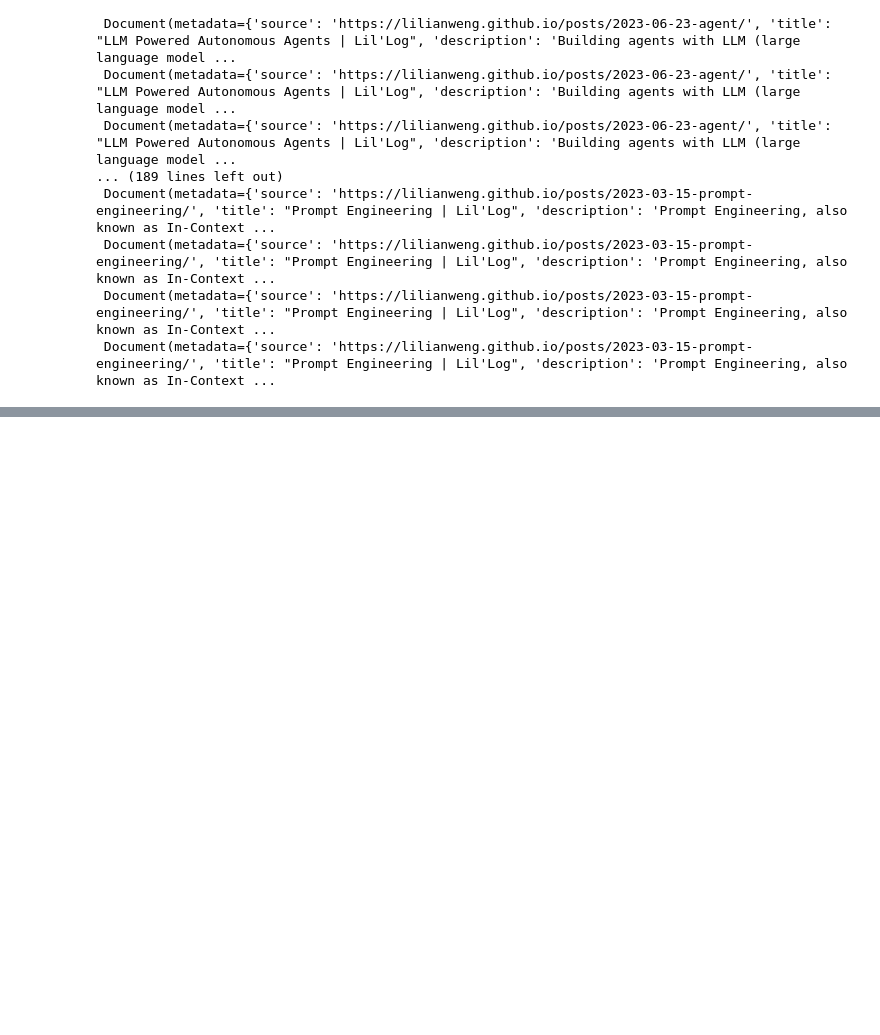
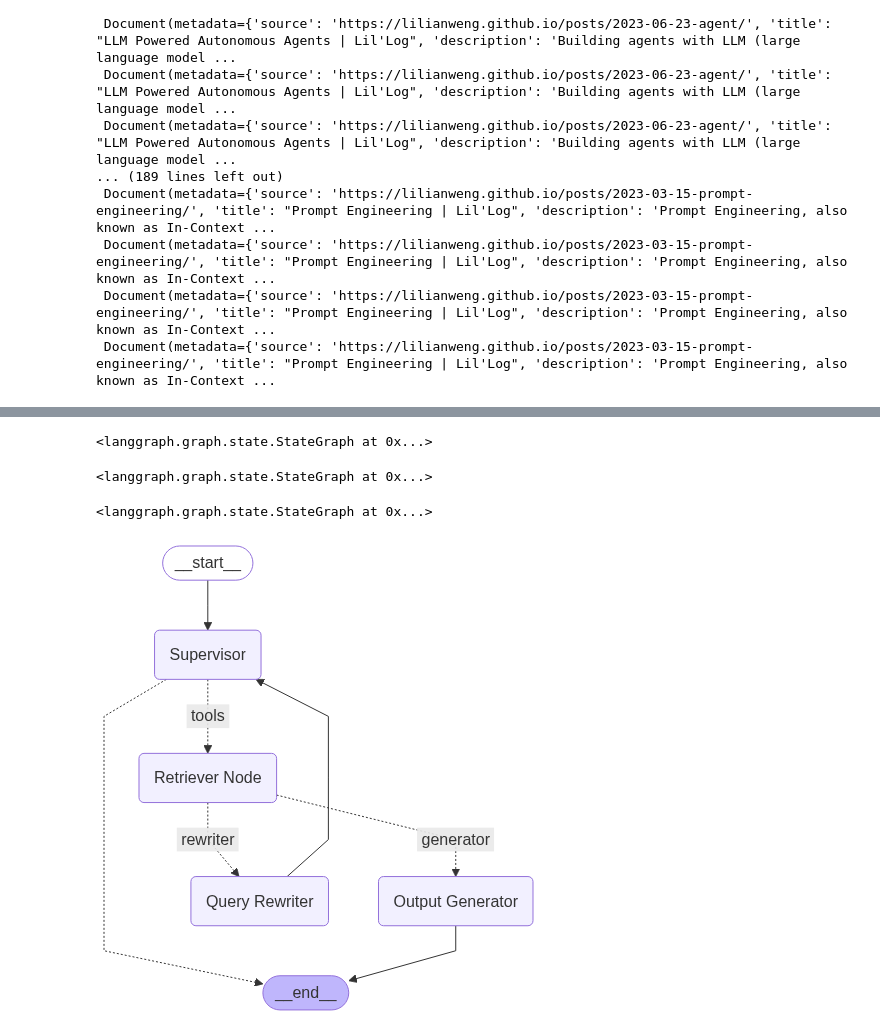
Before and after one commit to Rhy-Shah/Agentic-Gen-AI, a Jupyter notebook: LangGraph/June21.ipynb, the cells around one changed output, grey strips where cells are left out. Saved outputs shown, nothing was run; the diff lists cells and outputs as text; code cells hidden in the pictures; blank space fills up the shorter version.

```diff
--- a/LangGraph/June21.ipynb
+++ b/LangGraph/June21.ipynb
@@ -113,0 +178,25 @@ retriever.invoke("What is an AI Agent and a prompt?")
+# %%
+workflow = StateGraph(AgentState)
+# %%
+workflow.add_node("Supervisor", Supervisor)
+workflow.add_node("Retriever Node", retriever_node)
+workflow.add_node("Output Generator", generate)
+workflow.add_node("Query Rewriter", rewrite)
+
+workflow.add_edge(START, "Supervisor")
+# %% [output]
+<langgraph.graph.state.StateGraph at 0x...>
+# %%
+workflow.add_conditional_edges("Supervisor", tools_condition, {"tools": "Retriever Node", END: END})
+workflow.add_conditional_edges("Retriever Node", grade_document, {"generator": "Output Generator","rewriter":"Query Rewriter"})
+# %% [output]
+<langgraph.graph.state.StateGraph at 0x...>
+# %%
+workflow.add_edge("Output Generator", END)
+workflow.add_edge("Query Rewriter", "Supervisor")
+# %% [output]
+<langgraph.graph.state.StateGraph at 0x...>
+# %%
+workflow.compile()
+# %% [output]
+[figure, added]
```
Also changed, not shown: parts of 12 cells of this notebook.
